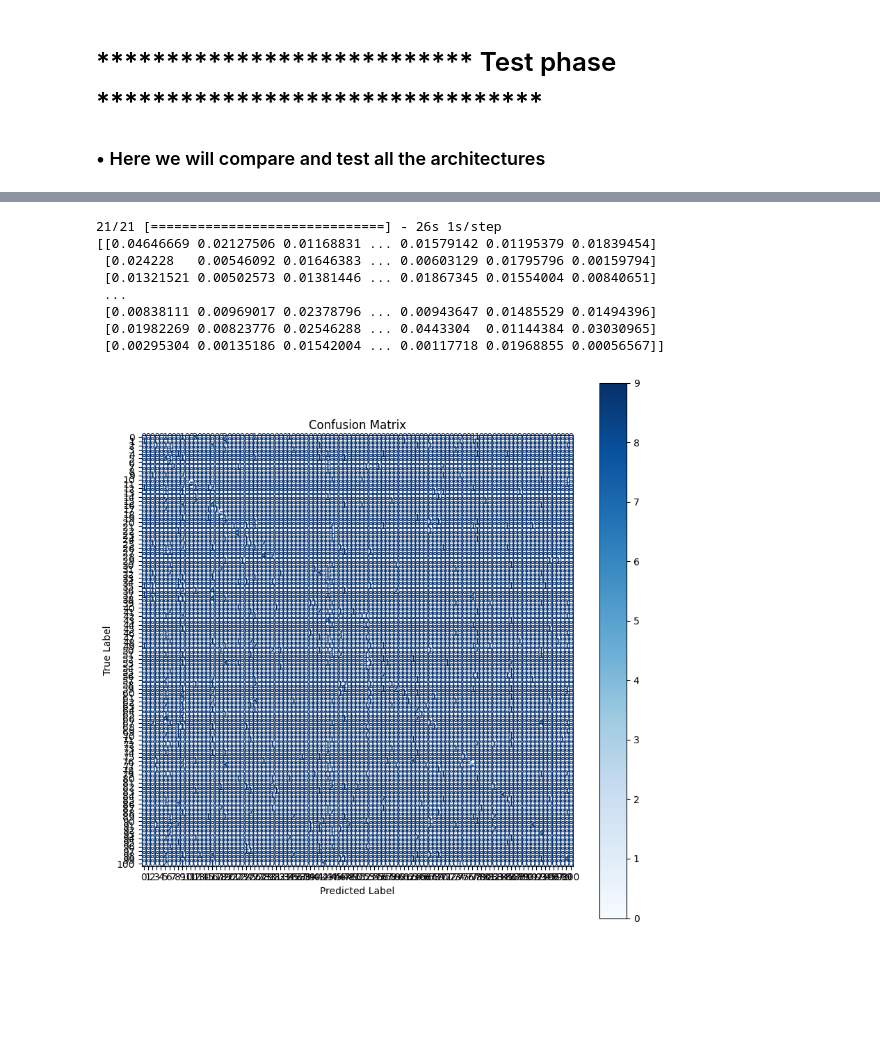
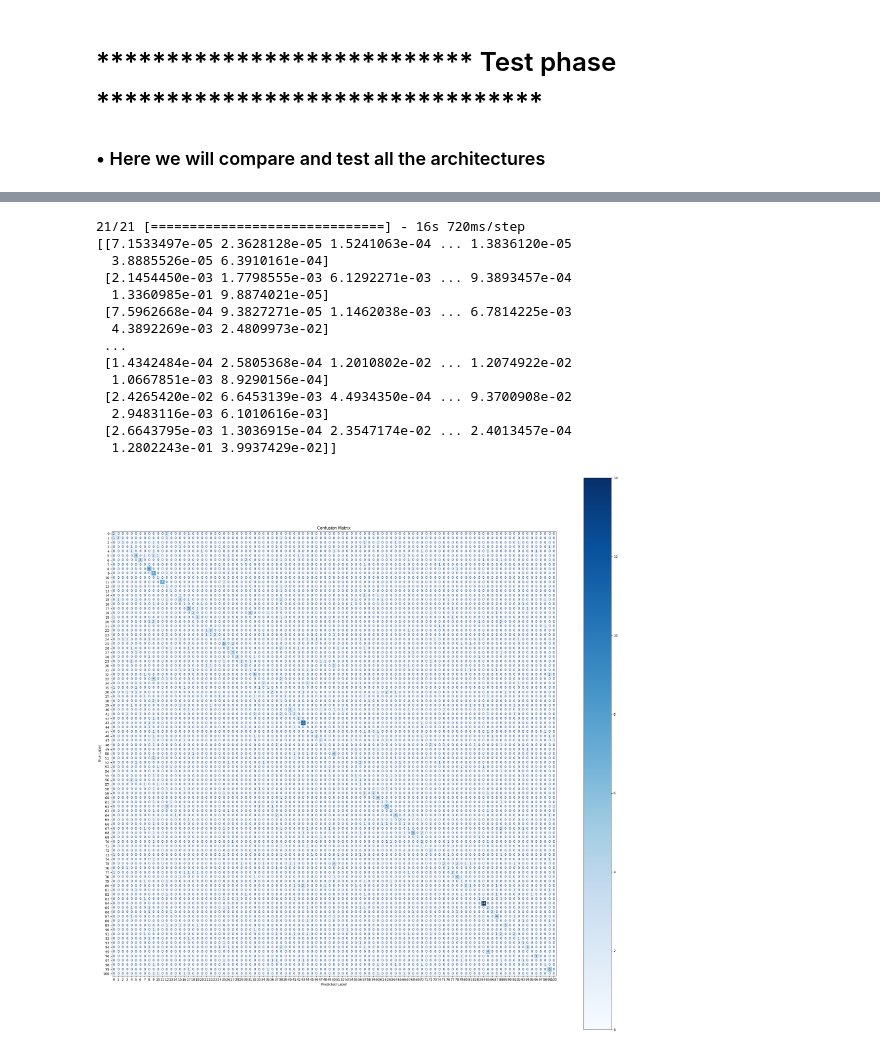
Before and after one commit to AndreyArguedas/DeepLearningProject, a Jupyter notebook: DeepLearningVideoNumpy.ipynb, the cells around one changed output, grey strips where cells are left out. Saved outputs shown, nothing was run; the diff lists cells and outputs as text; code cells hidden in the pictures; blank space fills up the shorter version.

```diff
--- a/DeepLearningVideoNumpy.ipynb
+++ b/DeepLearningVideoNumpy.ipynb
@@ -61,9 +61,10 @@ checkpoint_filename = 'detection_model{epoch:02d}.h5'
 checkpoint_filename_load = 'detection_model05.h5'
 
 # Specify frame size (width, height) for resizing
-frame_size = (60, 60)
-frames_per_video = 64
+frame_size = (50, 50)
+frames_per_video = 60
 batch_size = 16
+epochs = 15
 # %% [markdown]
 ### • Functions to show video frames
 # %%
@@ -302,7 +258,7 @@ if os.path.isfile(checkpoints_classification + '/'  + checkpoint_filename_load):
     was_action_detection_classification_model_loaded_from_disk = True
 else:
     print("Creating classification model!!!")
-    action_detection_model = build_action_detection_model(input_shape=(frames_per_video, 60, 60, 3))
+    action_detection_model = build_action_detection_model(input_shape=(frames_per_video, frame_size[0], frame_size[1], 3))
 
 action_detection_model.summary()
 # %% [output]
@@ -379,21 +354,35 @@ predicted = action_detection_model.predict(X_test_normalized)
 
 print(predicted)
 # %% [output]
-21/21 [==============================] - 26s 1s/step
-[[0.04646669 0.02127506 0.01168831 ... 0.01579142 0.01195379 0.01839454]
- [0.024228   0.00546092 0.01646383 ... 0.00603129 0.01795796 0.00159794]
- [0.01321521 0.00502573 0.01381446 ... 0.01867345 0.01554004 0.00840651]
+21/21 [==============================] - 16s 720ms/step
+[[7.1533497e-05 2.3628128e-05 1.5241063e-04 ... 1.3836120e-05
+  3.8885526e-05 6.3910161e-04]
+ [2.1454450e-03 1.7798555e-03 6.1292271e-03 ... 9.3893457e-04
+  1.3360985e-01 9.8874021e-05]
+ [7.5962668e-04 9.3827271e-05 1.1462038e-03 ... 6.7814225e-03
+  4.3892269e-03 2.4809973e-02]
  ...
- [0.00838111 0.00969017 0.02378796 ... 0.00943647 0.01485529 0.01494396]
- [0.01982269 0.00823776 0.02546288 ... 0.0443304  0.01144384 0.03030965]
- [0.00295304 0.00135186 0.01542004 ... 0.00117718 0.01968855 0.00056567]]
+ [1.4342484e-04 2.5805368e-04 1.2010802e-02 ... 1.2074922e-02
+  1.0667851e-03 8.9290156e-04]
+ [2.4265420e-02 6.6453139e-03 4.4934350e-04 ... 9.3700908e-02
+  2.9483116e-03 6.1010616e-03]
+ [2.6643795e-03 1.3036915e-04 2.3547174e-02 ... 2.4013457e-04
+  1.2802243e-01 3.9937429e-02]]
 # %%
 # Generate the confusion matrix
 predicted = np.argmax(predicted, axis=1)
 y_test = np.argmax(y_test, axis=1)
 
 
 cm = confusion_matrix(y_test, predicted)
 disp = ConfusionMatrixDisplay(confusion_matrix=cm)
+
+# Plot the confusion matrix
+fig, ax = plt.subplots(figsize=(30, 30))  # Set the figure size if needed
+disp.plot(cmap='Blues', ax=ax)
+plt.title("Confusion Matrix")
+plt.xlabel("Predicted Label")
+plt.ylabel("True Label")
+plt.show()
 # %% [output]
-[figure, old version]
+[figure, new version]
```
Also changed, not shown: parts of 11 cells of this notebook.
